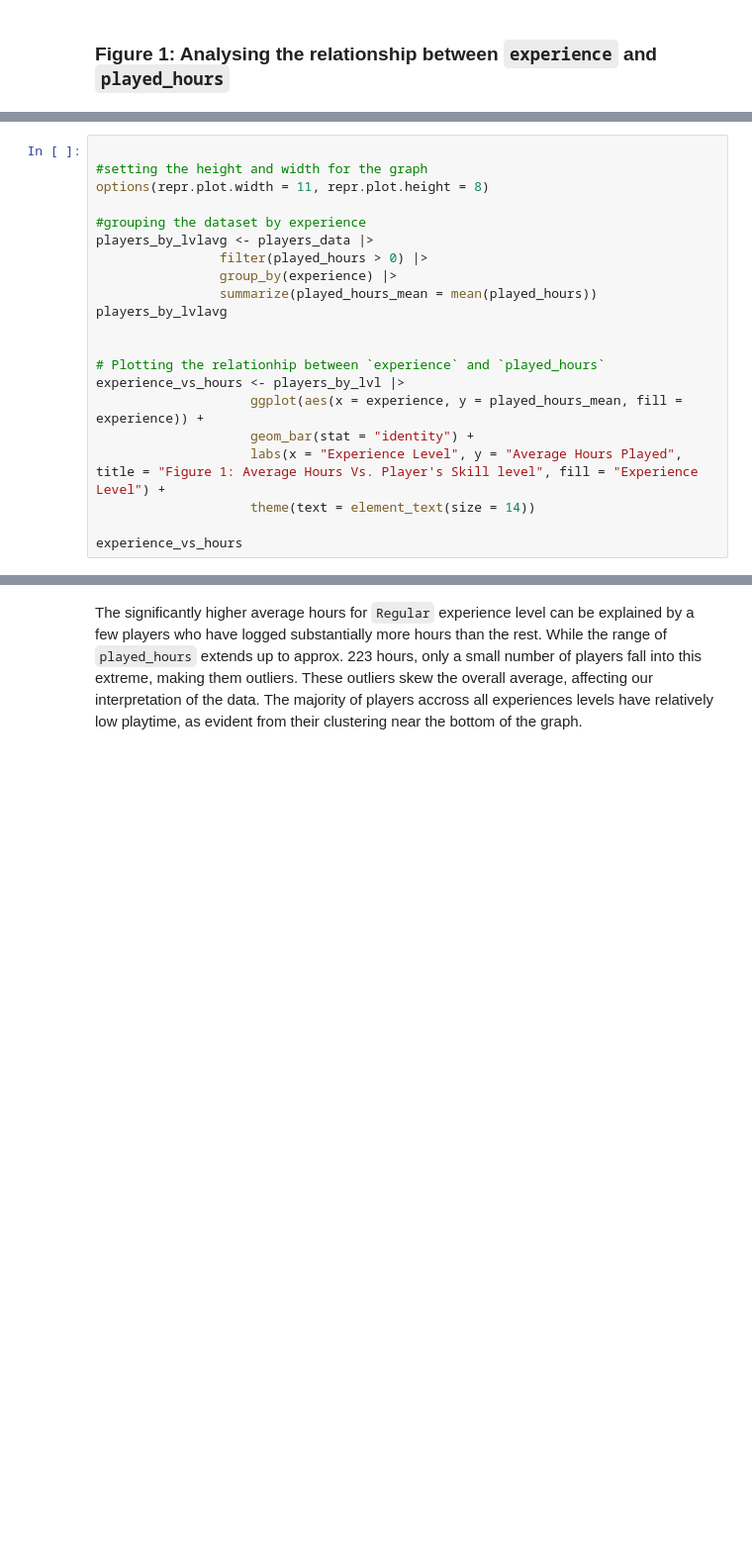
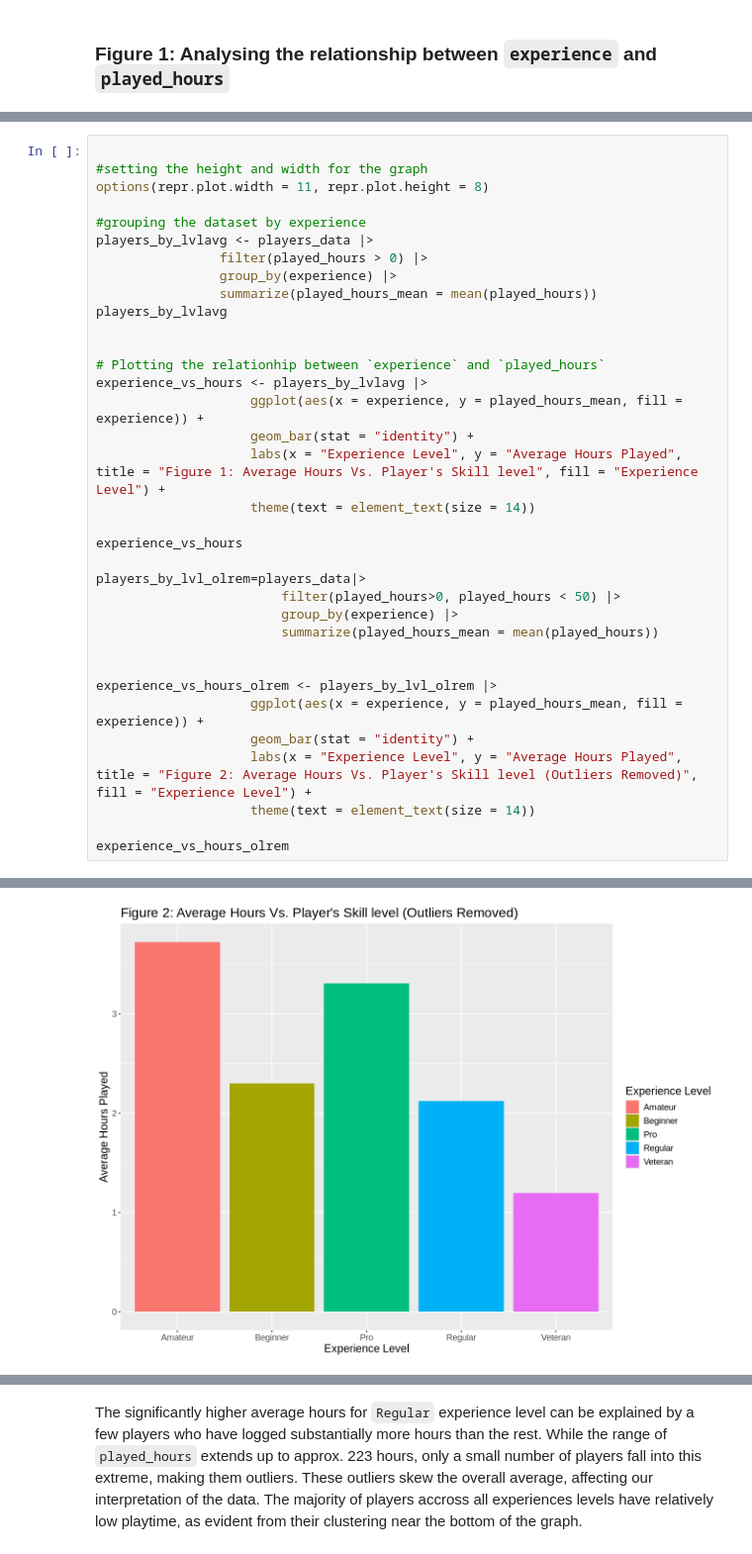
Before and after one commit to bhxxmika/DSCI-Group-Project-, a Jupyter notebook: Group_project.ipynb, the cells around one changed output, grey strips where cells are left out. Shown at 99% size. Cells and saved outputs as stored; diff of their text form; blank space fills up the shorter version.

Commit message:
Added bar graph with outliers removed

```diff
--- a/Group_project.ipynb
+++ b/Group_project.ipynb
@@ -77,32 +77,47 @@ To determine whether player experience level is a meaningful predictor of playti
 # %%
 
 #setting the height and width for the graph
 options(repr.plot.width = 11, repr.plot.height = 8)
 
 #grouping the dataset by experience
 players_by_lvlavg <- players_data |>
                 filter(played_hours > 0) |>
                 group_by(experience) |>
                 summarize(played_hours_mean = mean(played_hours))
 players_by_lvlavg
 
 
 # Plotting the relationhip between `experience` and `played_hours`
-experience_vs_hours <- players_by_lvl |>
+experience_vs_hours <- players_by_lvlavg |>
                     ggplot(aes(x = experience, y = played_hours_mean, fill = experience)) +
                     geom_bar(stat = "identity") +
                     labs(x = "Experience Level", y = "Average Hours Played", title = "Figure 1: Average Hours Vs. Player's Skill level", fill = "Experience Level") +
                     theme(text = element_text(size = 14))
 
 experience_vs_hours
+
+players_by_lvl_olrem=players_data|>
+                        filter(played_hours>0, played_hours < 50) |>
+                        group_by(experience) |>
+                        summarize(played_hours_mean = mean(played_hours))
+
+
+experience_vs_hours_olrem <- players_by_lvl_olrem |>
+                    ggplot(aes(x = experience, y = played_hours_mean, fill = experience)) +
+                    geom_bar(stat = "identity") +
+                    labs(x = "Experience Level", y = "Average Hours Played", title = "Figure 2: Average Hours Vs. Player's Skill level (Outliers Removed)", fill = "Experience Level") +
+                    theme(text = element_text(size = 14))
+
+experience_vs_hours_olrem
 # %% [output]
 A tibble: 5 × 2
 | experience | played_hours_mean |
 | <chr> | <dbl> |
 | Amateur | 10.831429 |
 | Beginner | 2.300000 |
 | Pro | 3.309091 |
 | Regular | 32.775000 |
 | Veteran | 1.196154 |
 [figure]
+[figure, added]
 # %% [markdown]
```
Also changed, not shown: parts of 3 cells of this notebook.
